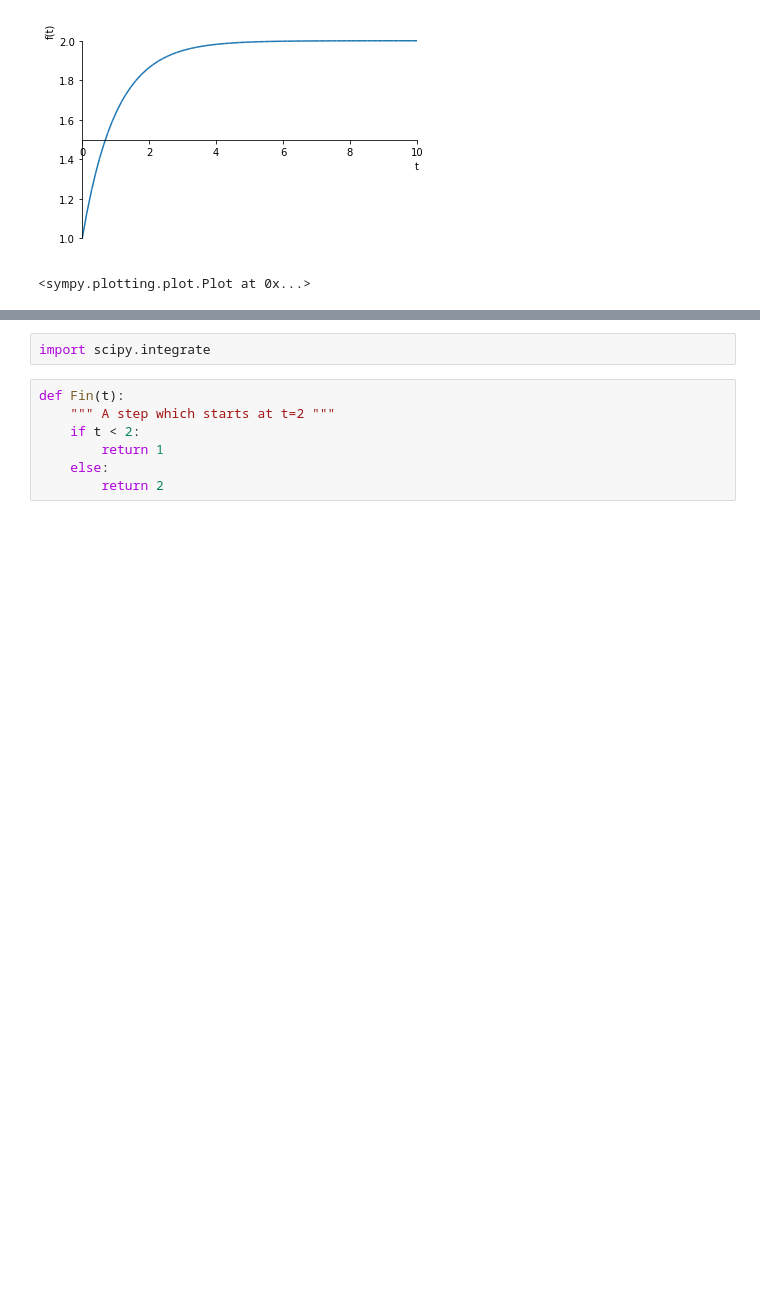
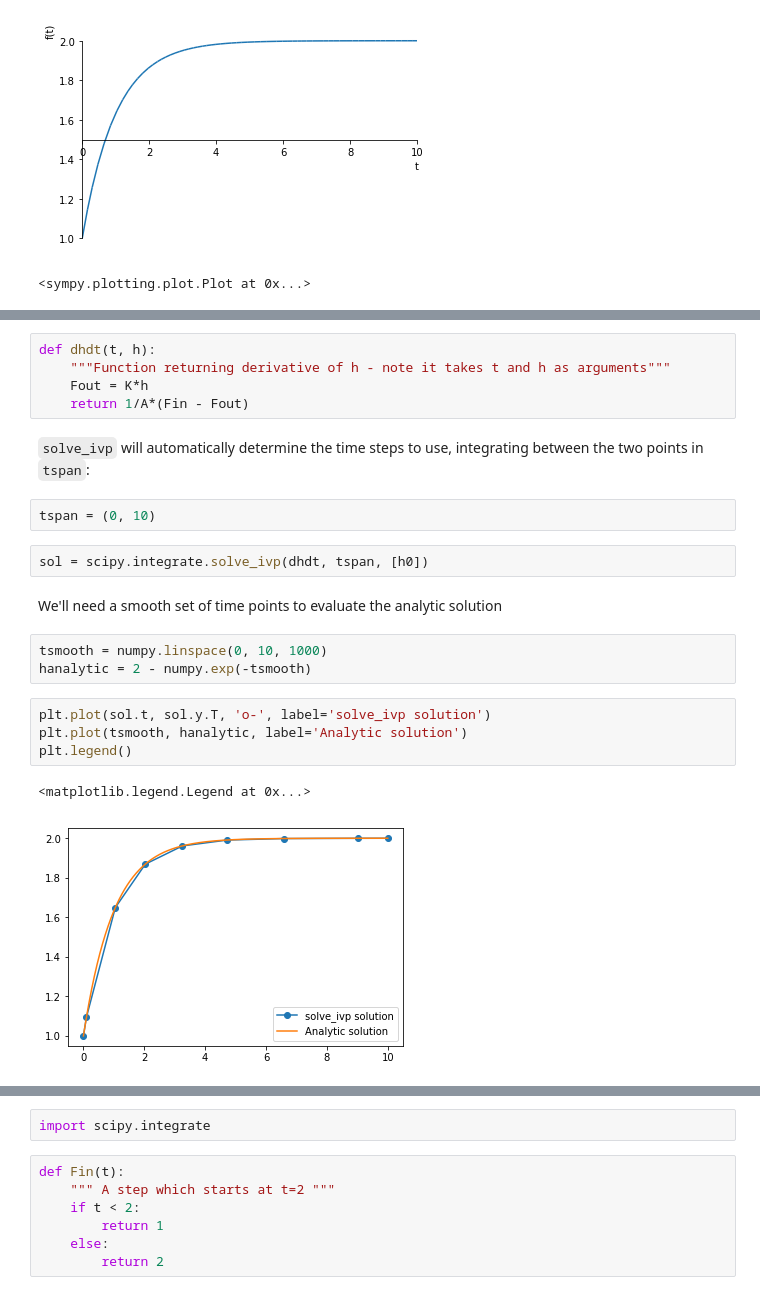
Before and after one commit to alchemyst/Dynamics-and-Control, a Jupyter notebook: 1_Dynamics/1_Modelling/Equation solving tools.ipynb, the cells around one changed output, grey strips where cells are left out. Drawn from its saved outputs; the diff is of its cells as text; blank space fills up the shorter version.

Commit message:
Move from odeint to solve_ivp

```diff
--- a/1_Dynamics/1_Modelling/Equation solving tools.ipynb
+++ b/1_Dynamics/1_Modelling/Equation solving tools.ipynb
@@ -252,0 +261,23 @@ We can also solve differential equations numerically using `scipy.integrate.odei
+# %%
+def dhdt(t, h):
+    """Function returning derivative of h - note it takes t and h as arguments"""
+    Fout = K*h
+    return 1/A*(Fin - Fout)
+# %% [markdown]
+`solve_ivp` will automatically determine the time steps to use, integrating between the two points in `tspan`:
+# %%
+tspan = (0, 10)
+# %%
+sol = scipy.integrate.solve_ivp(dhdt, tspan, [h0])
+# %% [markdown]
+We'll need a smooth set of time points to evaluate the analytic solution
+# %%
+tsmooth = numpy.linspace(0, 10, 1000)
+hanalytic = 2 - numpy.exp(-tsmooth)
+# %%
+plt.plot(sol.t, sol.y.T, 'o-', label='solve_ivp solution')
+plt.plot(tsmooth, hanalytic, label='Analytic solution')
+plt.legend()
+# %% [output]
+<matplotlib.legend.Legend at 0x...>
+[figure, added]
```
Also changed, not shown: parts of 52 cells of this notebook.
